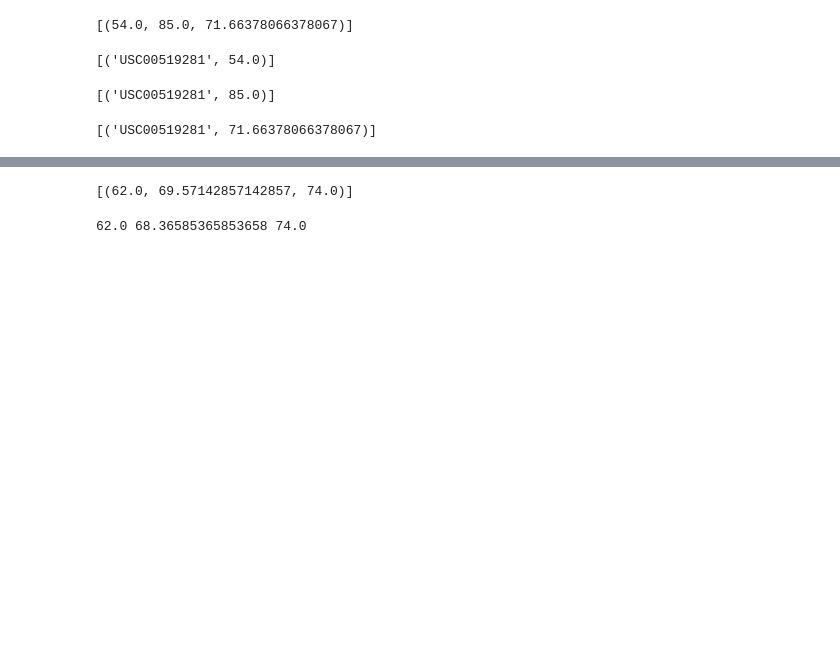
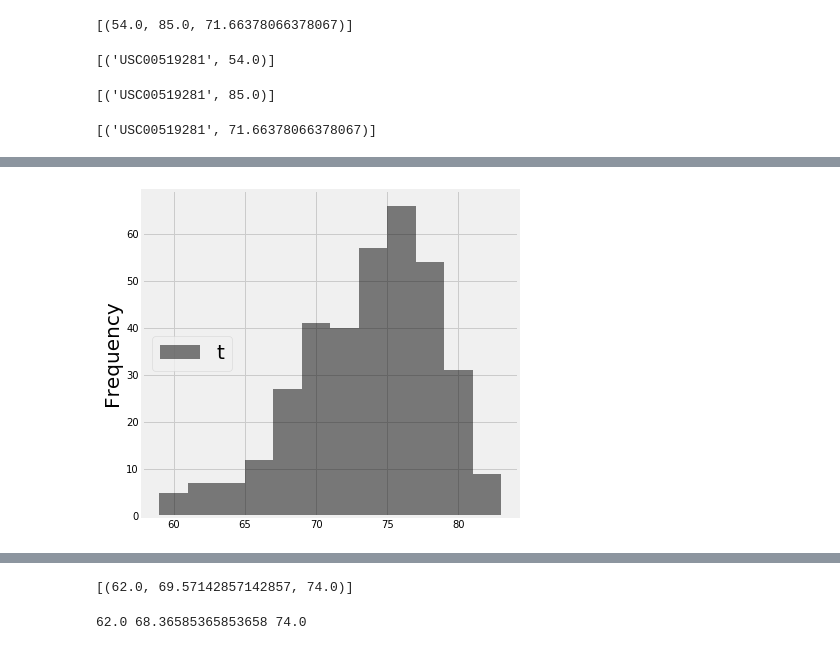
Before and after one commit to cosamagrande/sqlalchemy-challenge, a Jupyter notebook: climate_starter.ipynb, the cells around one changed output, grey strips where cells are left out. Drawn from its saved outputs; the diff is of its cells as text; code cells hidden in the pictures; blank space fills up the shorter version.

```diff
--- a/climate_starter.ipynb
+++ b/climate_starter.ipynb
@@ -192,0 +198,4 @@ ave_temp
+# %%
+# Date a year behind the last data point in USC00519281 station
+yearlater_date1 = dt.date(2017, 8, 18) - dt.timedelta(days=365)
+yearlater_date1
@@ -192,0 +204,9 @@ ave_temp
+# %%
+# Perform query to retrieve the data from USC00519281 station
+tobs_12months = session.query(Measurement.date,Measurement.tobs, Measurement.station).filter(Measurement.date > yearlater_date1).filter(Measurement.station == 'USC00519281').all()
+tobs_12months
+
+#Converting to DF
+
+tobs_12mo = pd.DataFrame(tobs_12months)
+tobs_12mo
@@ -193,3 +227,15 @@ ave_temp
+# %%
+#Setting up distribution
+x = len(tobs_12mo)
+y = tobs_12mo['tobs']
+
+plt.figure(figsize=(6,6))
+plt.hist(y, bins=12, color='black', alpha = 0.5)
+plt.ylabel('Frequency', fontsize=20)
+plt.legend('tobs', fontsize=20, loc= 'center left')
+plt.show()
+# %% [output]
+[figure, added]
 # %% [markdown]
 ![precipitation](Images/station-histogram.png)
 # %%
```
Also changed, not shown: parts of 4 cells of this notebook.
